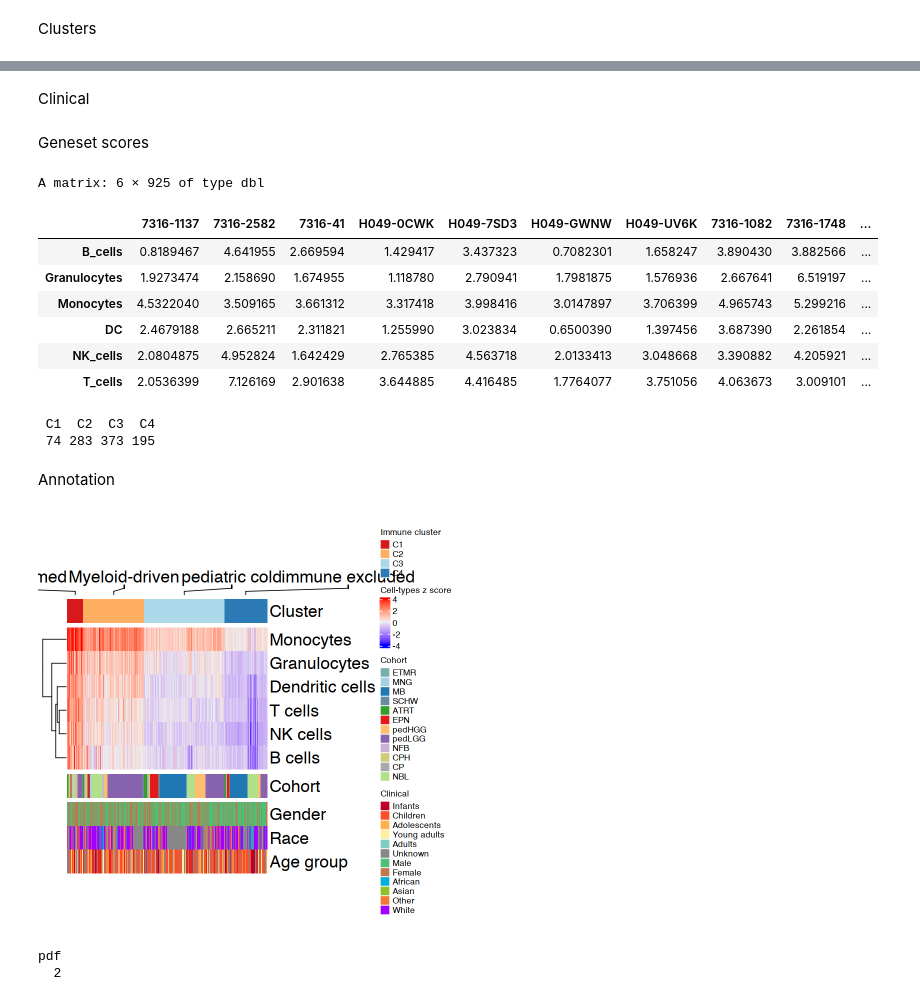
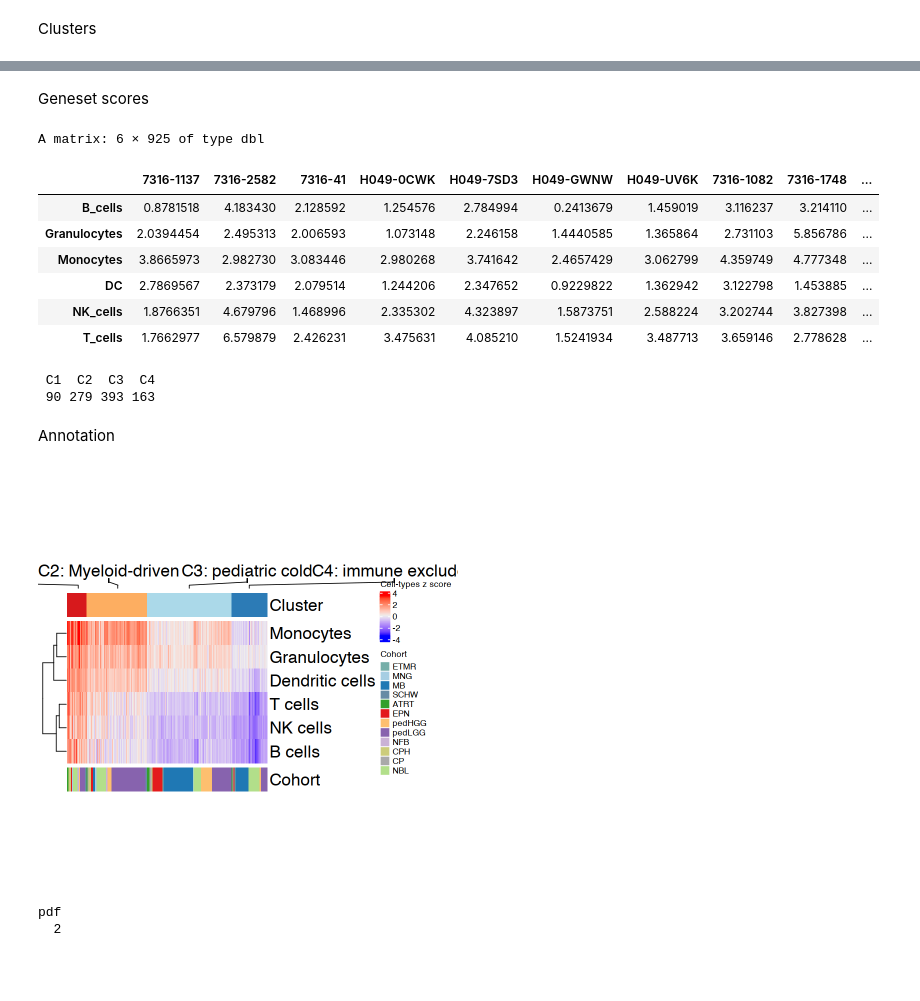
Before and after one commit to pughlab/immunogenomics_pedNST, a Jupyter notebook: notebooks/19_define_immuneclusters.ipynb, the cells around one changed output, grey strips where cells are left out. Cells and saved outputs as stored; diff of their text form; code cells hidden in the pictures; blank space fills up the shorter version.

```diff
--- a/notebooks/19_define_immuneclusters.ipynb
+++ b/notebooks/19_define_immuneclusters.ipynb
@@ -1156,7 +1069,4 @@ length(rm_genes)
 # Determine clusters with CC
 # %%
 celltype_specific_genes_nontumour <- celltype_df[!is.na(celltype_df$Cellgroup),]
-# %%
-#remove genes from manual review
-celltype_specific_genes_nontumour <- celltype_specific_genes_nontumour[!celltype_specific_genes_nontumour$Gene %in% rm_genes,]
 # %%
@@ -1280,9 +1168,9 @@ metadata_IC <- vars
 # %%
 # recode clusters from hottest to coldets
 metadata_IC$immune_cluster[metadata_IC$immune_cluster == "1"] <- "C2"
-metadata_IC$immune_cluster[metadata_IC$immune_cluster == "2"] <- "C3"
-metadata_IC$immune_cluster[metadata_IC$immune_cluster == "3"] <- "C4"
-metadata_IC$immune_cluster[metadata_IC$immune_cluster == "4"] <- "C1"
+metadata_IC$immune_cluster[metadata_IC$immune_cluster == "2"] <- "C1"
+metadata_IC$immune_cluster[metadata_IC$immune_cluster == "3"] <- "C3"
+metadata_IC$immune_cluster[metadata_IC$immune_cluster == "4"] <- "C4"
 # %%
 table(metadata_IC$immune_cluster)
 # %% [output]
@@ -1317,5 +1203,3 @@ names(mycohort) <- rownames(cluster_cohort)
 mycohorts <- t(as.matrix(mycohort))
 rownames(mycohorts) <- "Cohort"
 cohorts_hm <- cohorts_hm.fx(mycohorts)
-# %% [markdown]
-Clinical
@@ -1330,12 +1212,12 @@ head(cells_mat)
 # %% [output]
 A matrix: 6 × 925 of type dbl
 |  | 7316-1137 | 7316-2582 | 7316-41 | H049-0CWK | H049-7SD3 | H049-GWNW | H049-UV6K | 7316-1082 | 7316-1748 | ... |
-| B_cells | 0.8189467 | 4.641955 | 2.669594 | 1.429417 | 3.437323 | 0.7082301 | 1.658247 | 3.890430 | 3.882566 | ... |
-| Granulocytes | 1.9273474 | 2.158690 | 1.674955 | 1.118780 | 2.790941 | 1.7981875 | 1.576936 | 2.667641 | 6.519197 | ... |
-| Monocytes | 4.5322040 | 3.509165 | 3.661312 | 3.317418 | 3.998416 | 3.0147897 | 3.706399 | 4.965743 | 5.299216 | ... |
-| DC | 2.4679188 | 2.665211 | 2.311821 | 1.255990 | 3.023834 | 0.6500390 | 1.397456 | 3.687390 | 2.261854 | ... |
-| NK_cells | 2.0804875 | 4.952824 | 1.642429 | 2.765385 | 4.563718 | 2.0133413 | 3.048668 | 3.390882 | 4.205921 | ... |
-| T_cells | 2.0536399 | 7.126169 | 2.901638 | 3.644885 | 4.416485 | 1.7764077 | 3.751056 | 4.063673 | 3.009101 | ... |
+| B_cells | 0.8781518 | 4.183430 | 2.128592 | 1.254576 | 2.784994 | 0.2413679 | 1.459019 | 3.116237 | 3.214110 | ... |
+| Granulocytes | 2.0394454 | 2.495313 | 2.006593 | 1.073148 | 2.246158 | 1.4440585 | 1.365864 | 2.731103 | 5.856786 | ... |
+| Monocytes | 3.8665973 | 2.982730 | 3.083446 | 2.980268 | 3.741642 | 2.4657429 | 3.062799 | 4.359749 | 4.777348 | ... |
+| DC | 2.7869567 | 2.373179 | 2.079514 | 1.244206 | 2.347652 | 0.9229822 | 1.362942 | 3.122798 | 1.453885 | ... |
+| NK_cells | 1.8766351 | 4.679796 | 1.468996 | 2.335302 | 4.323897 | 1.5873751 | 2.588224 | 3.202744 | 3.827398 | ... |
+| T_cells | 1.7662977 | 6.579879 | 2.426231 | 3.475631 | 4.085210 | 1.5241934 | 3.487713 | 3.659146 | 2.778628 | ... |
 # %%
 # cell type name clean up
 rownames(cells_mat) <- c("B cells", "Granulocytes", "Monocytes", "Dendritic cells", "NK cells", "T cells")
@@ -1345,19 +1227,19 @@ cells_hm <- cells_hm.fx(cells_mat)
 table(cluster_cohort$immune_cluster)
 # %% [output]
  C1  C2  C3  C4
- 74 283 373 195
+ 90 279 393 163
 # %% [markdown]
 Annotation
 # %%
-annotation_order <- c("pediatric inflammed", "Myeloid-driven", "pediatric cold", "immune excluded")
+annotation_order <- c("C1: pediatric inflammed", "C2: Myeloid-driven", "C3: pediatric cold", "C4: immune excluded")
 # %%
-cluster_ha = HeatmapAnnotation(clusters = anno_mark(at = c(37, 215, 543, 827), labels_rot = 0,
+cluster_ha = HeatmapAnnotation(clusters = anno_mark(at = c(50, 235, 566, 844), labels_rot = 0,
                                                     labels = annotation_order, side = "top",
                                                     labels_gp = gpar(fontsize = 20),
                                                     link_height = unit(0.5, "cm")))
 # %%
-cluster_ha %v% cluster_hm %v% cells_hm %v% cohorts_hm %v% clin_hm
+cluster_ha %v% cluster_hm %v% cells_hm %v% cohorts_hm
 # %% [output]
-[figure, old version]
+[figure, new version]
 # %%
 pdf(paste0(plotpath, "IPD_immune_clusters_heatmap.pdf"),
```
Also changed, not shown: parts of 31 cells of this notebook, 10 other files.
